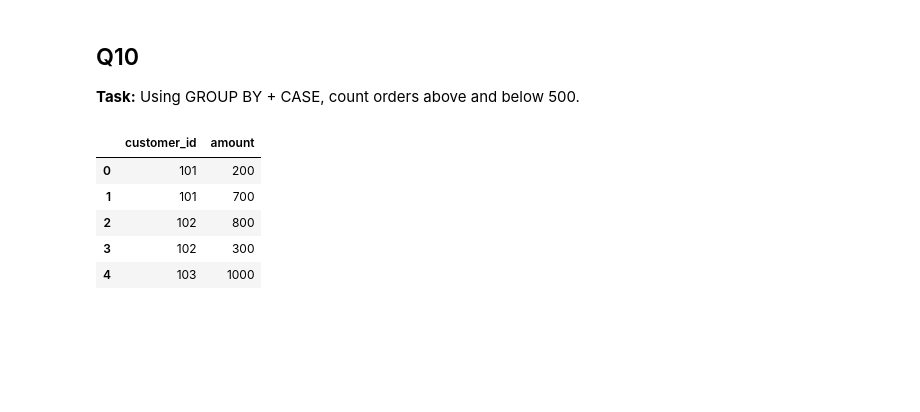
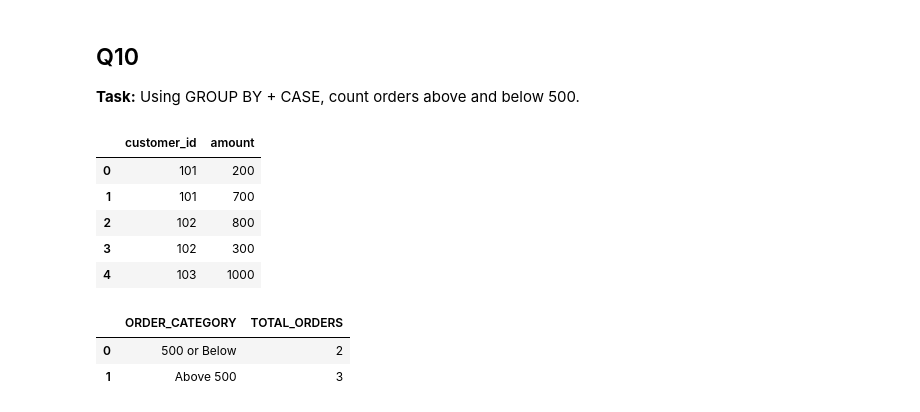
Before and after one commit to Daheemfarooqui/100daysof-sql, a Jupyter notebook: SQL_Practice_Day7_CASE_WHEN.ipynb, the cells around one changed output. Cells and saved outputs as stored; diff of their text form; code cells hidden in the pictures; blank space fills up the shorter version.

```diff
--- a/SQL_Practice_Day7_CASE_WHEN.ipynb
+++ b/SQL_Practice_Day7_CASE_WHEN.ipynb
@@ -312,9 +312,20 @@ df
 | 4 | 103 | 1000 |
 # %%
 sqldf("""
-SELECT CUSTOMER_ID , AMOUNT, COUNT(*) AS TOTAL_ORDER
+SELECT
     CASE
-        WHEN COUNT(*) >
-
-
+        WHEN AMOUNT > 500 THEN 'Above 500'
+        ELSE '500 or Below'
+    END AS ORDER_CATEGORY,
+    COUNT(*) AS TOTAL_ORDERS
+FROM df
+GROUP BY
+    CASE
+        WHEN AMOUNT > 500 THEN 'Above 500'
+        ELSE '500 or Below'
+    END
 """)
+# %% [output]
+|  | ORDER_CATEGORY | TOTAL_ORDERS |
+| 0 | 500 or Below | 2 |
+| 1 | Above 500 | 3 |
```
Also changed, not shown: 1 other file.
